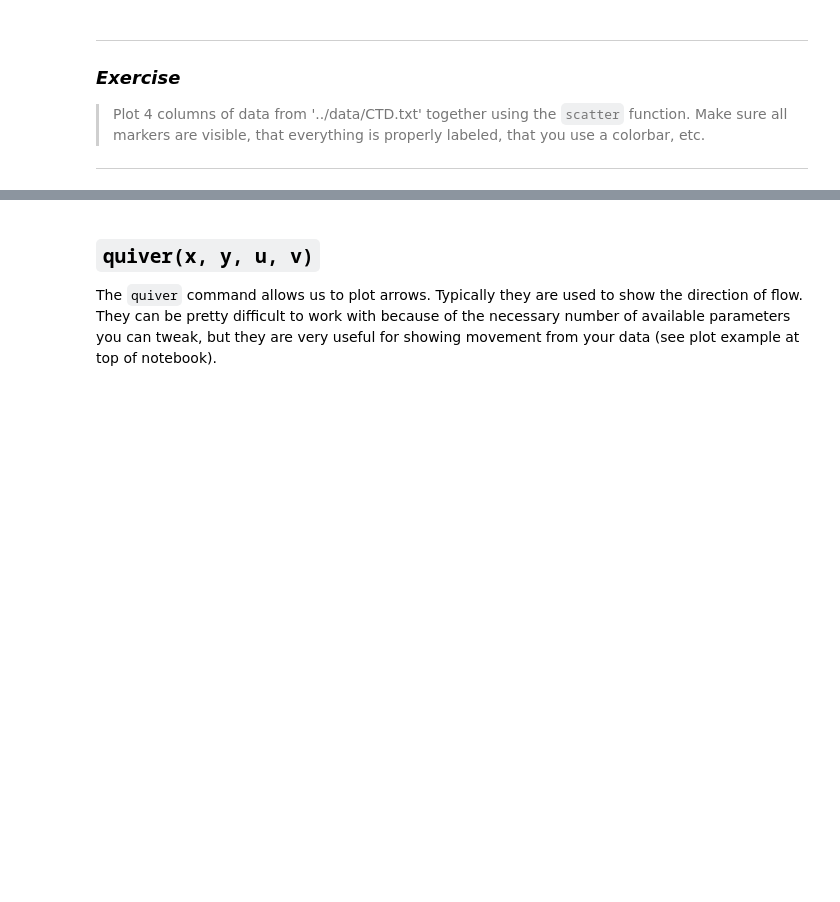
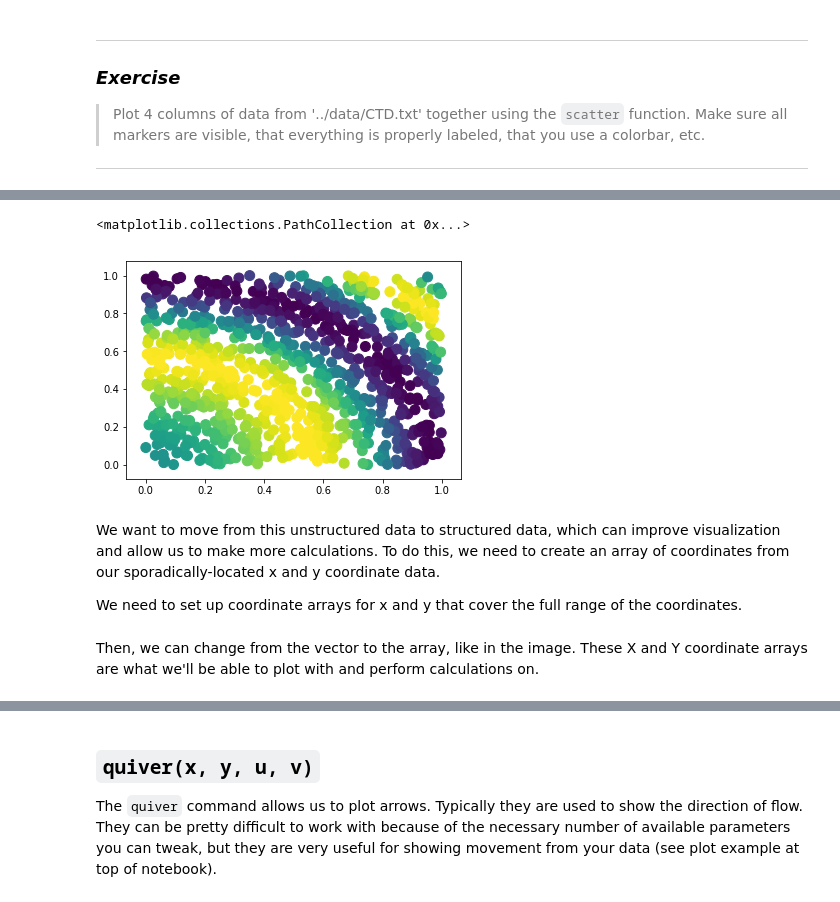
Before and after one commit to kthyng/python4geosciences, a Jupyter notebook: materials/3_matplotlib.ipynb, the cells around one changed output, grey strips where cells are left out. Drawn from its saved outputs; the diff is of its cells as text; code cells hidden in the pictures; blank space fills up the shorter version.

```diff
--- a/materials/3_matplotlib.ipynb
+++ b/materials/3_matplotlib.ipynb
@@ -619,0 +633,13 @@ fig.colorbar(mappable)
+# %%
+x = np.random.rand(1000)  # x coordinate
+y = np.random.rand(1000)  # y coordinate
+z = np.sin((x**2 + y**2)*5.0)  # data values at the x, y locations
+
+plt.scatter(x, y, c=z, s=100, cmap='viridis')
+# %% [output]
+<matplotlib.collections.PathCollection at 0x...>
+[figure, added]
+# %% [markdown]
+We want to move from this unstructured data to structured data, which can improve visualization and allow us to make more calculations. To do this, we need to create an array of coordinates from our sporadically-located x and y coordinate data.
+
+We need to set up coordinate arrays for x and y that cover the full range of the coordinates.
@@ -619,0 +651,2 @@ fig.colorbar(mappable)
+# %% [markdown]
+Then, we can change from the vector to the array, like in the image. These X and Y coordinate arrays are what we'll be able to plot with and perform calculations on.
```
Also changed, not shown: parts of 31 cells of this notebook.
